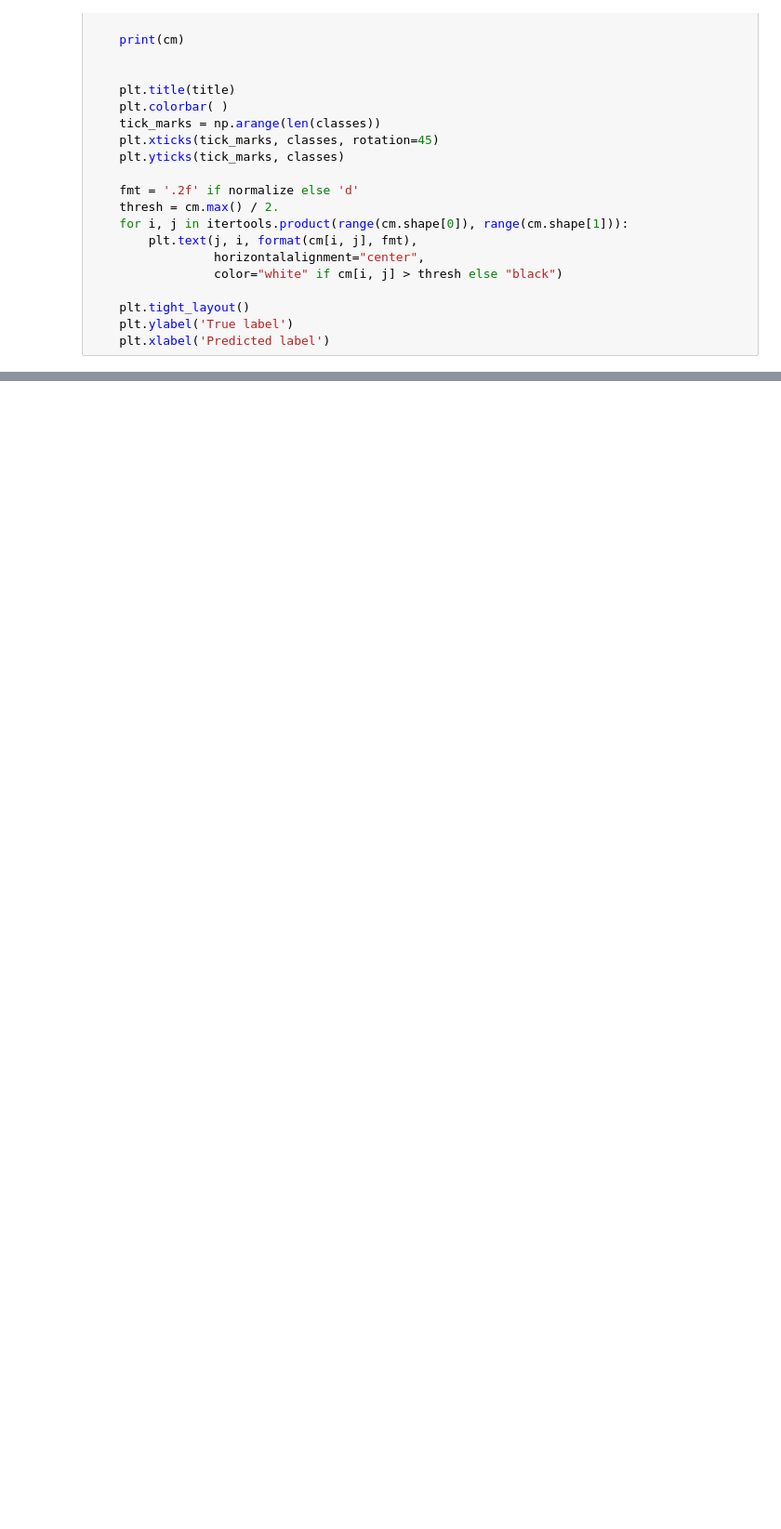
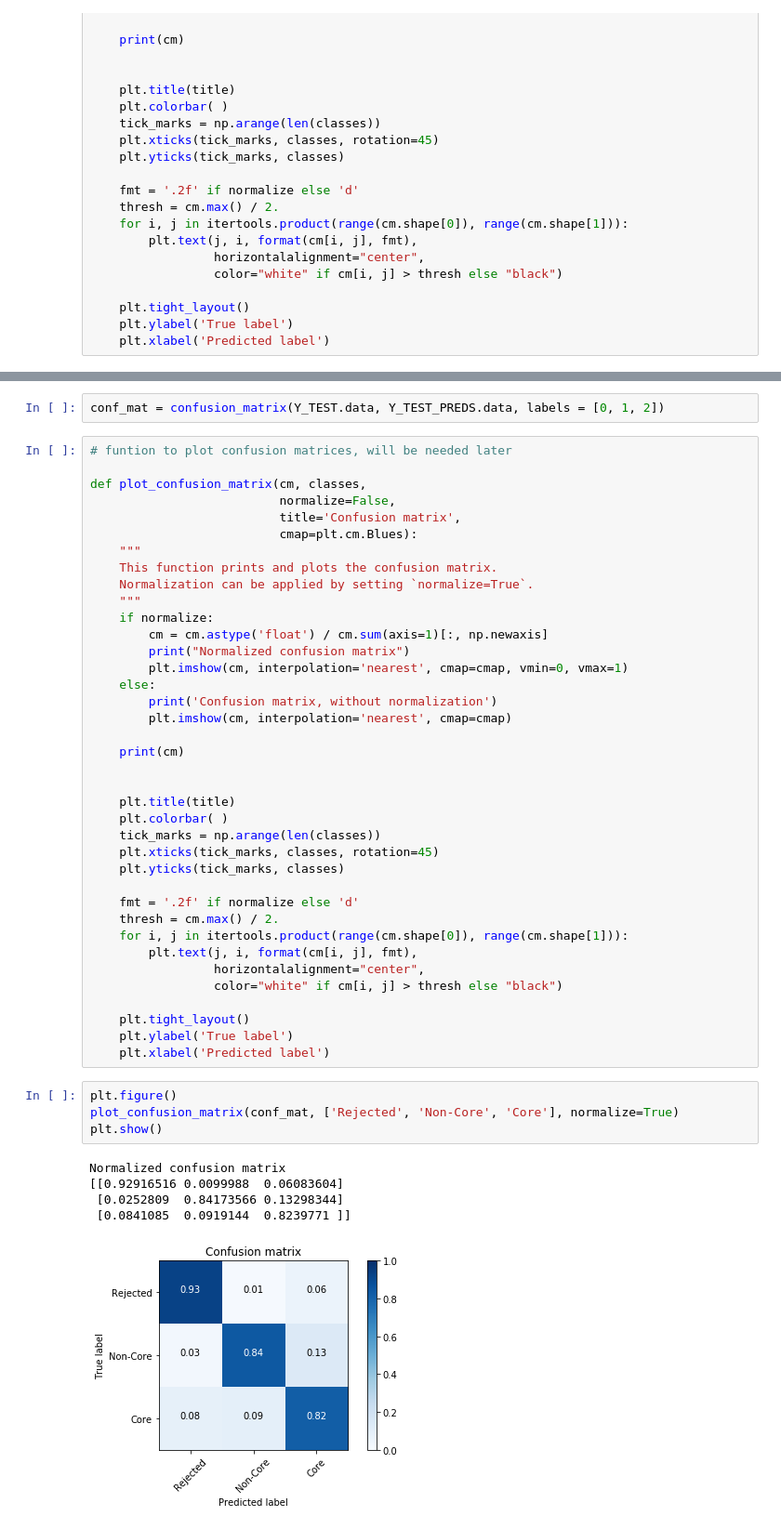
Before and after one commit to salmanmaq/inspire-core-classifier, a Jupyter notebook: INSPIRE CNN Text Classification.ipynb, the cells around one changed output, grey strips where cells are left out. Shown at 93% size. Cells and saved outputs as stored; diff of their text form; blank space fills up the shorter version.

```diff
--- a/INSPIRE CNN Text Classification.ipynb
+++ b/INSPIRE CNN Text Classification.ipynb
@@ -438,0 +487,50 @@ plt.show()
+# %%
+conf_mat = confusion_matrix(Y_TEST.data, Y_TEST_PREDS.data, labels = [0, 1, 2])
+# %%
+# funtion to plot confusion matrices, will be needed later
+
+def plot_confusion_matrix(cm, classes,
+                          normalize=False,
+                          title='Confusion matrix',
+                          cmap=plt.cm.Blues):
+    """
+    This function prints and plots the confusion matrix.
+    Normalization can be applied by setting `normalize=True`.
+    """
+    if normalize:
+        cm = cm.astype('float') / cm.sum(axis=1)[:, np.newaxis]
+        print("Normalized confusion matrix")
+        plt.imshow(cm, interpolation='nearest', cmap=cmap, vmin=0, vmax=1)
+    else:
+        print('Confusion matrix, without normalization')
+        plt.imshow(cm, interpolation='nearest', cmap=cmap)
+
+    print(cm)
+
+
+    plt.title(title)
+    plt.colorbar( )
+    tick_marks = np.arange(len(classes))
+    plt.xticks(tick_marks, classes, rotation=45)
+    plt.yticks(tick_marks, classes)
+
+    fmt = '.2f' if normalize else 'd'
+    thresh = cm.max() / 2.
+    for i, j in itertools.product(range(cm.shape[0]), range(cm.shape[1])):
+        plt.text(j, i, format(cm[i, j], fmt),
+                 horizontalalignment="center",
+                 color="white" if cm[i, j] > thresh else "black")
+
+    plt.tight_layout()
+    plt.ylabel('True label')
+    plt.xlabel('Predicted label')
+# %%
+plt.figure()
+plot_confusion_matrix(conf_mat, ['Rejected', 'Non-Core', 'Core'], normalize=True)
+plt.show()
+# %% [output]
+Normalized confusion matrix
+[[0.92916516 0.0099988  0.06083604]
+ [0.0252809  0.84173566 0.13298344]
+ [0.0841085  0.0919144  0.8239771 ]]
+[figure, added]
```
Also changed, not shown: parts of 34 cells of this notebook, 21 other files.
